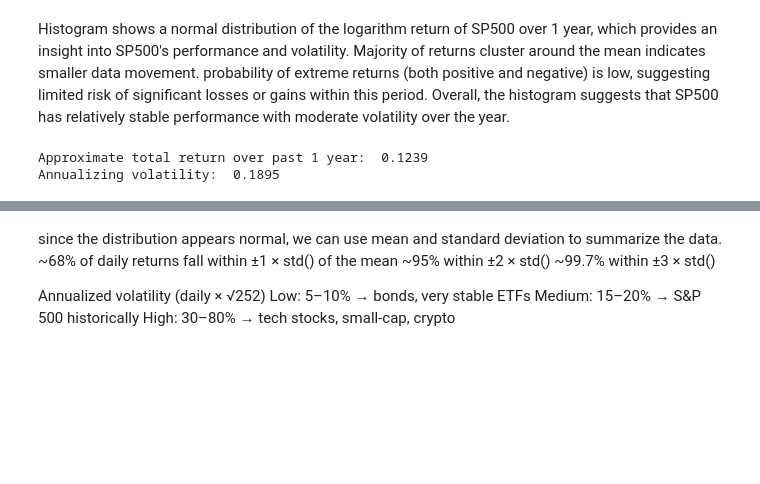
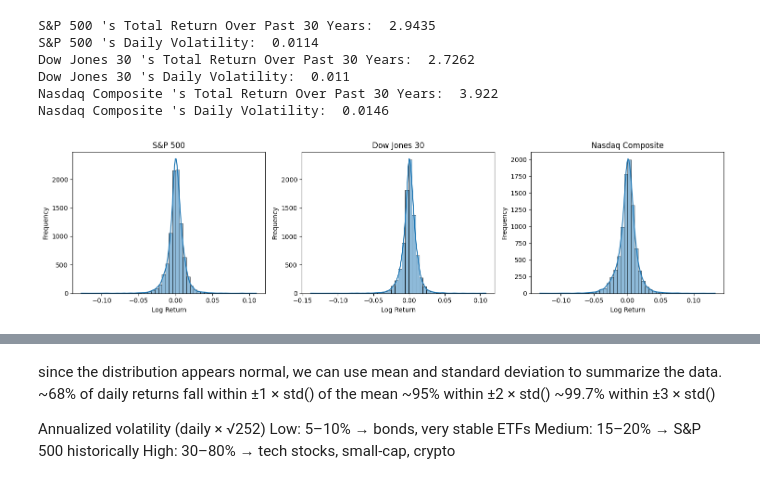
Before and after one commit to Pylon521/samanthaPortfolio, a Jupyter notebook: SP500Review.ipynb, the cells around one changed output, grey strips where cells are left out. Saved outputs shown, nothing was run; the diff lists cells and outputs as text; code cells hidden in the pictures; blank space fills up the shorter version.

```diff
--- a/SP500Review.ipynb
+++ b/SP500Review.ipynb
@@ -13,9 +30,24 @@ format:
 import yfinance as yf
 import numpy as np
 
-# SP500 index
-df = yf.download("^GSPC", period="1y")["Close"]
+startdate = "1990-01-01"
+enddate = "2025-12-31"
+tickers = ["^GSPC", "^DJI", "^IXIC"]
+
+# auto_adjust=True to get adjusted close prices (accounting for dividends and stock splits)
+df = yf.download(
+    tickers,
+    start=startdate,
+    end=enddate,
+    auto_adjust=True
+)["Close"]
+
+sp500, dw30, nasdaq = df["^GSPC"], df["^DJI"], df["^IXIC"]
+
 # today/yesterday price ratio / gross return
 # log returns turn multiplicative processes into additive processes, making them easier to analyze statistically
-returns = np.log(df/df.shift(1)).dropna()
+def returns(prices):
+    return np.log(prices/prices.shift(1)).dropna()
+
+sp500ret, dw30ret, nasdaqret = returns(sp500), returns(dw30), returns(nasdaq)
 # %% [output]
@@ -34,9 +55,25 @@ plt.show()
-# %% [markdown]
-Histogram shows a normal distribution of the logarithm return of SP500 over 1 year, which provides an insight into SP500's performance and volatility. Majority of returns cluster around the mean indicates smaller data movement. probability of extreme returns (both positive and negative) is low, suggesting limited risk of significant losses or gains within this period. Overall, the histogram suggests that SP500 has relatively stable performance with moderate volatility over the year.
 # %%
-returns.columns = ["Log Return"]
-print('Approximate total return over past 1 year: ',returns['Log Return'].sum().round(4))
-print('Annualizing volatility: ', (returns['Log Return'].std() * np.sqrt(252)).round(4))  # 252 trading days in a year/ sample size
+import matplotlib.pyplot as plt
+import seaborn as sns
+fig, axes = plt.subplots(1, 3, figsize=(15, 4))
+series_list = [sp500ret, dw30ret, nasdaqret]
+
+for series, name, i in zip(series_list, ["S&P 500", "Dow Jones 30", "Nasdaq Composite"], range(3)):
+    sns.histplot(series, kde=True, bins=50, ax=axes[i])
+    axes[i].set_title(name)
+    for ax in axes:
+        ax.set_xlabel("Log Return")
+        ax.set_ylabel("Frequency")
+    print(name, "'s Total Return Over Past 30 Years: ",series.sum().round(4))
+    print(name, "'s Daily Volatility: ", series.std().round(4))
+
+plt.tight_layout()
+plt.show()
 # %% [output]
-Approximate total return over past 1 year:  0.1239
-Annualizing volatility:  0.1895
+S&P 500 's Total Return Over Past 30 Years:  2.9435
+S&P 500 's Daily Volatility:  0.0114
+Dow Jones 30 's Total Return Over Past 30 Years:  2.7262
+Dow Jones 30 's Daily Volatility:  0.011
+Nasdaq Composite 's Total Return Over Past 30 Years:  3.922
+Nasdaq Composite 's Daily Volatility:  0.0146
+[figure, added]
```
Also changed, not shown: parts of 5 cells of this notebook, 1 other file.
